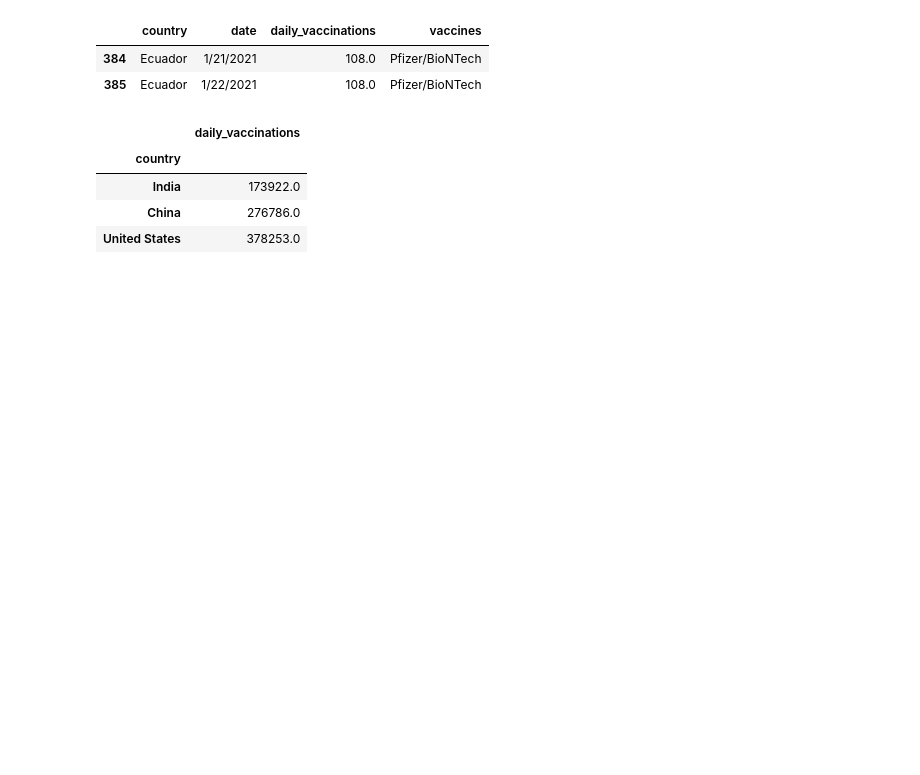
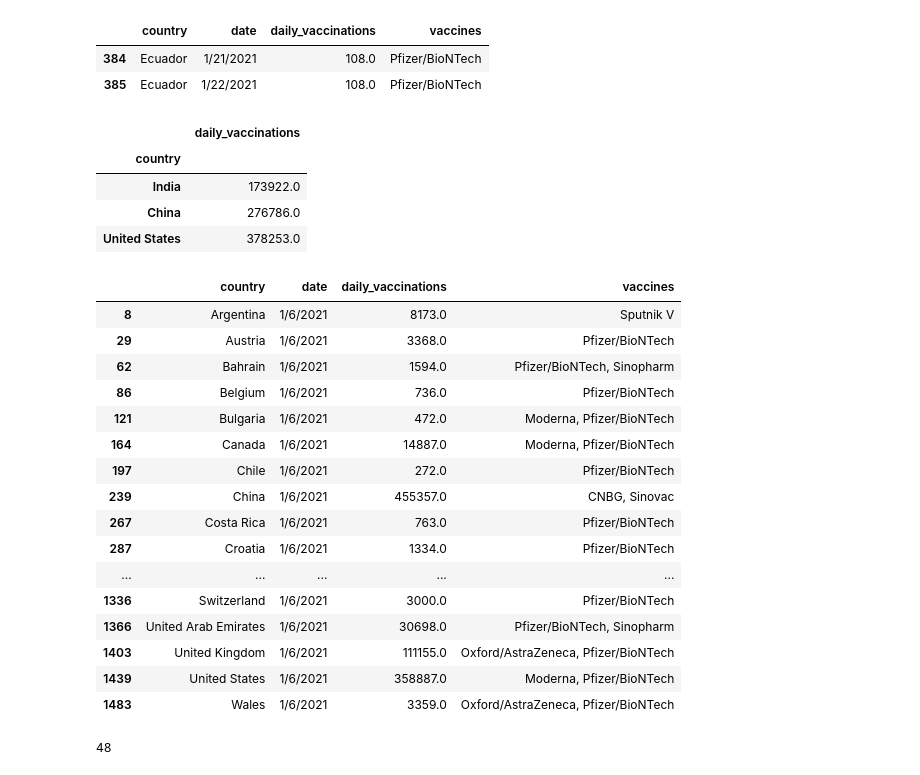
Before and after one commit to asliburcucesur/IP-Works, a Jupyter notebook: country_vaccination_stats.ipynb, the cells around one changed output. Drawn from its saved outputs; the diff is of its cells as text; code cells hidden in the pictures; blank space fills up the shorter version.

```diff
--- a/country_vaccination_stats.ipynb
+++ b/country_vaccination_stats.ipynb
@@ -94,3 +94,28 @@ median_df.sort_values(by=["daily_vaccinations"]).tail(3)
 | India | 173922.0 |
 | China | 276786.0 |
 | United States | 378253.0 |
+# %%
+date_df =df[df["date"]=="1/6/2021"]
+date_df
+# %% [output]
+|  | country | date | daily_vaccinations | vaccines |
+| 8 | Argentina | 1/6/2021 | 8173.0 | Sputnik V |
+| 29 | Austria | 1/6/2021 | 3368.0 | Pfizer/BioNTech |
+| 62 | Bahrain | 1/6/2021 | 1594.0 | Pfizer/BioNTech, Sinopharm |
+| 86 | Belgium | 1/6/2021 | 736.0 | Pfizer/BioNTech |
+| 121 | Bulgaria | 1/6/2021 | 472.0 | Moderna, Pfizer/BioNTech |
+| 164 | Canada | 1/6/2021 | 14887.0 | Moderna, Pfizer/BioNTech |
+| 197 | Chile | 1/6/2021 | 272.0 | Pfizer/BioNTech |
+| 239 | China | 1/6/2021 | 455357.0 | CNBG, Sinovac |
+| 267 | Costa Rica | 1/6/2021 | 763.0 | Pfizer/BioNTech |
+| 287 | Croatia | 1/6/2021 | 1334.0 | Pfizer/BioNTech |
+| ... | ... | ... | ... | ... |
+| 1336 | Switzerland | 1/6/2021 | 3000.0 | Pfizer/BioNTech |
+| 1366 | United Arab Emirates | 1/6/2021 | 30698.0 | Pfizer/BioNTech, Sinopharm |
+| 1403 | United Kingdom | 1/6/2021 | 111155.0 | Oxford/AstraZeneca, Pfizer/BioNTech |
+| 1439 | United States | 1/6/2021 | 358887.0 | Moderna, Pfizer/BioNTech |
+| 1483 | Wales | 1/6/2021 | 3359.0 | Oxford/AstraZeneca, Pfizer/BioNTech |
+# %%
+len(date_df)
+# %% [output]
+48
```
